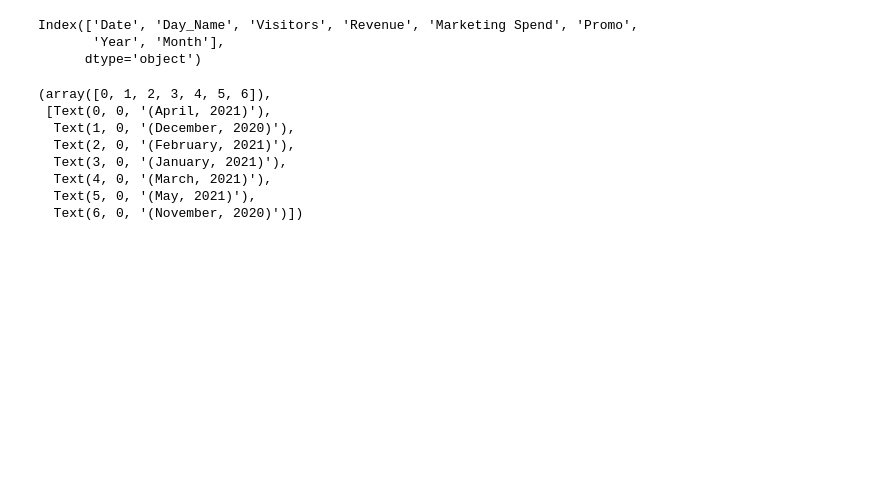
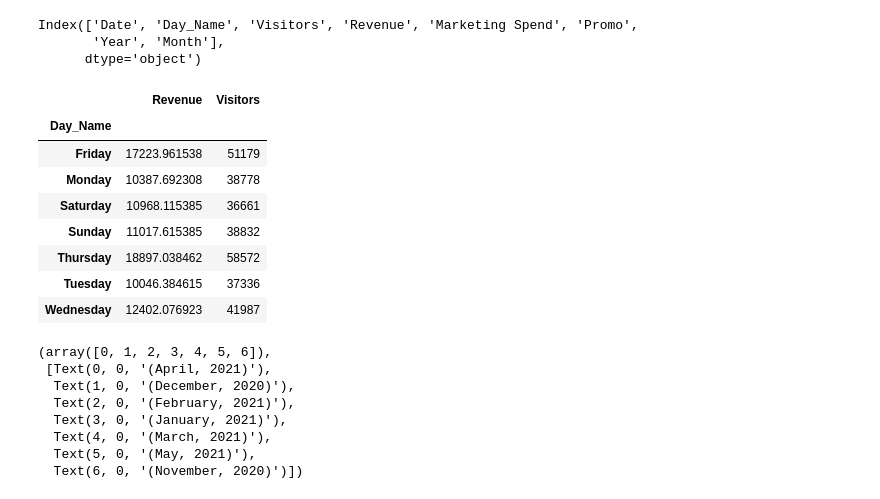
Before and after one commit to alientometal/PythonTraining, a Jupyter notebook: python_topics/Pandas.ipynb, the cells around one changed output. Drawn from its saved outputs; the diff is of its cells as text; code cells hidden in the pictures; blank space fills up the shorter version.

```diff
--- a/python_topics/Pandas.ipynb
+++ b/python_topics/Pandas.ipynb
@@ -72,6 +72,18 @@ Index(['Date', 'Day_Name', 'Visitors', 'Revenue', 'Marketing Spend', 'Promo',
       dtype='object')
 # %%
 pivot_table = marketing_data.pivot_table(index=["Month", "Year"], aggfunc={"Revenue":"mean", "Visitors":"sum"})
+# %%
+marketing_data.pivot_table(index=["Day_Name"], aggfunc={"Revenue":"mean", "Visitors":"sum"})
+# %% [output]
+|  | Revenue | Visitors |
+| Day_Name |  |  |
+| Friday | 17223.961538 | 51179 |
+| Monday | 10387.692308 | 38778 |
+| Saturday | 10968.115385 | 36661 |
+| Sunday | 11017.615385 | 38832 |
+| Thursday | 18897.038462 | 58572 |
+| Tuesday | 10046.384615 | 37336 |
+| Wednesday | 12402.076923 | 41987 |
 # %%
 fig, ax = plt.subplots()
 
```
Also changed, not shown: 3 other files.
